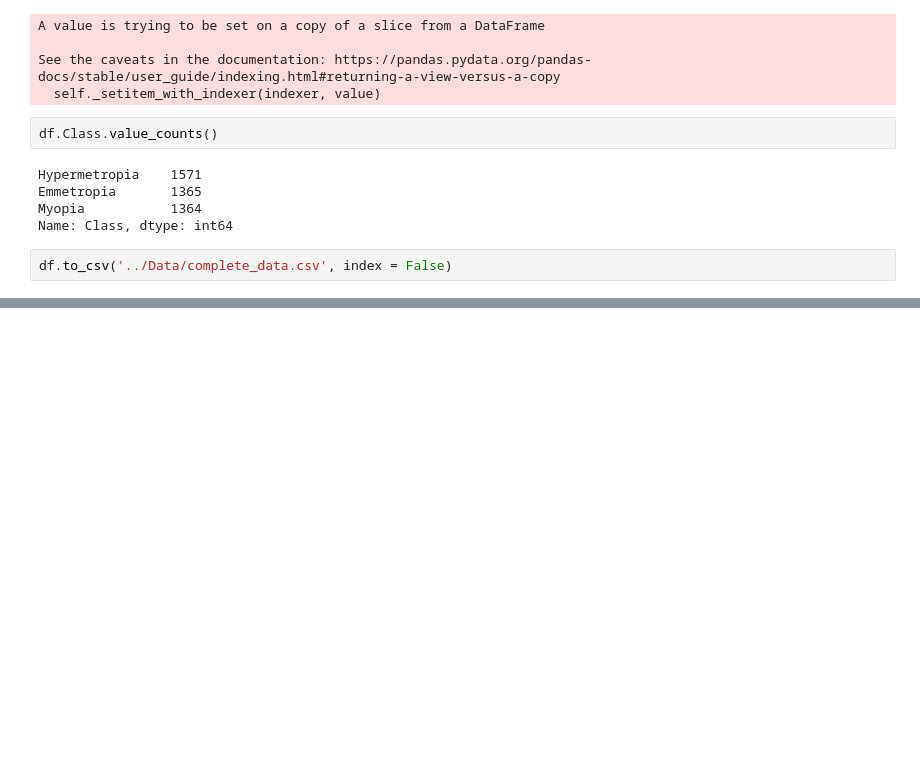
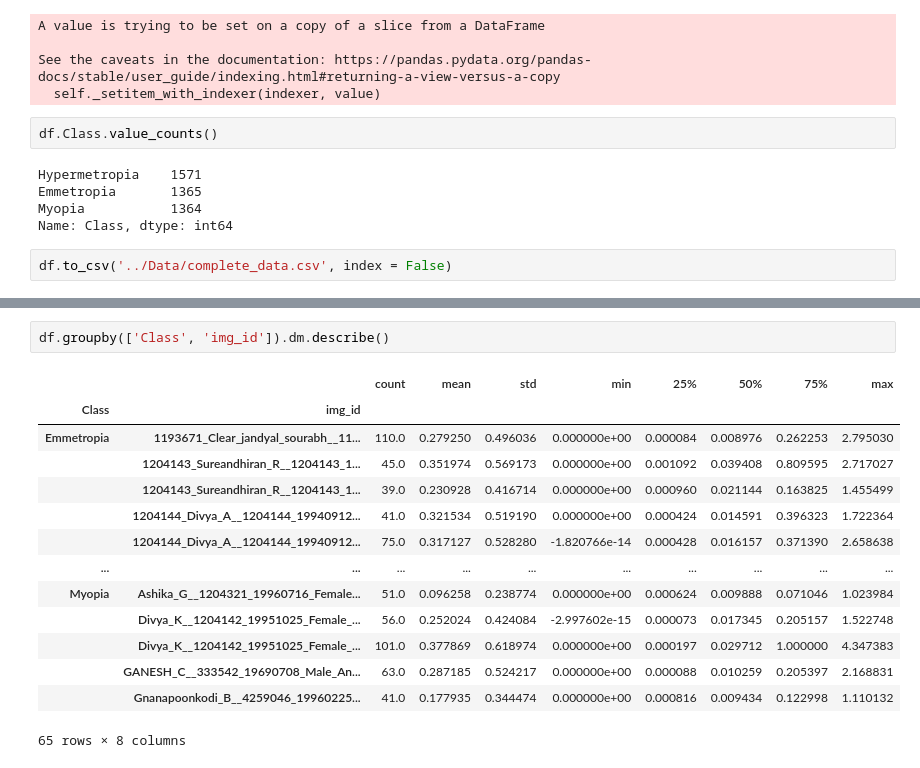
Before and after one commit to Arnav0400/OCTA-Analysis, a Jupyter notebook: Notebooks/Calculate Tortuosity .ipynb, the cells around one changed output, grey strips where cells are left out. Saved outputs shown, nothing was run; the diff lists cells and outputs as text; blank space fills up the shorter version.

```diff
--- a/Notebooks/Calculate Tortuosity .ipynb
+++ b/Notebooks/Calculate Tortuosity .ipynb
@@ -76,0 +117,17 @@ df.to_csv('../Data/complete_data.csv', index = False)
+# %%
+df.groupby(['Class', 'img_id']).dm.describe()
+# %% [output]
+|  |  | count | mean | std | min | 25% | 50% | 75% | max |
+| Class | img_id |  |  |  |  |  |  |  |  |
+| Emmetropia | 1193671_Clear_jandyal_sourabh__11... | 110.0 | 0.279250 | 0.496036 | 0.000000e+00 | 0.000084 | 0.008976 | 0.262253 | 2.795030 |
+|  | 1204143_Sureandhiran_R__1204143_1... | 45.0 | 0.351974 | 0.569173 | 0.000000e+00 | 0.001092 | 0.039408 | 0.809595 | 2.717027 |
+|  | 1204143_Sureandhiran_R__1204143_1... | 39.0 | 0.230928 | 0.416714 | 0.000000e+00 | 0.000960 | 0.021144 | 0.163825 | 1.455499 |
+|  | 1204144_Divya_A__1204144_19940912... | 41.0 | 0.321534 | 0.519190 | 0.000000e+00 | 0.000424 | 0.014591 | 0.396323 | 1.722364 |
+|  | 1204144_Divya_A__1204144_19940912... | 75.0 | 0.317127 | 0.528280 | -1.820766e-14 | 0.000428 | 0.016157 | 0.371390 | 2.658638 |
+| ... | ... | ... | ... | ... | ... | ... | ... | ... | ... |
+| Myopia | Ashika_G__1204321_19960716_Female... | 51.0 | 0.096258 | 0.238774 | 0.000000e+00 | 0.000624 | 0.009888 | 0.071046 | 1.023984 |
+|  | Divya_K__1204142_19951025_Female_... | 56.0 | 0.252024 | 0.424084 | -2.997602e-15 | 0.000073 | 0.017345 | 0.205157 | 1.522748 |
+|  | Divya_K__1204142_19951025_Female_... | 101.0 | 0.377869 | 0.618974 | 0.000000e+00 | 0.000197 | 0.029712 | 1.000000 | 4.347383 |
+|  | GANESH_C__333542_19690708_Male_An... | 63.0 | 0.287185 | 0.524217 | 0.000000e+00 | 0.000088 | 0.010259 | 0.205397 | 2.168831 |
+|  | Gnanapoonkodi_B__4259046_19960225... | 41.0 | 0.177935 | 0.344474 | 0.000000e+00 | 0.000816 | 0.009434 | 0.122998 | 1.110132 |
+65 rows × 8 columns
```
Also changed, not shown: parts of 5 cells of this notebook, 2 other files.
